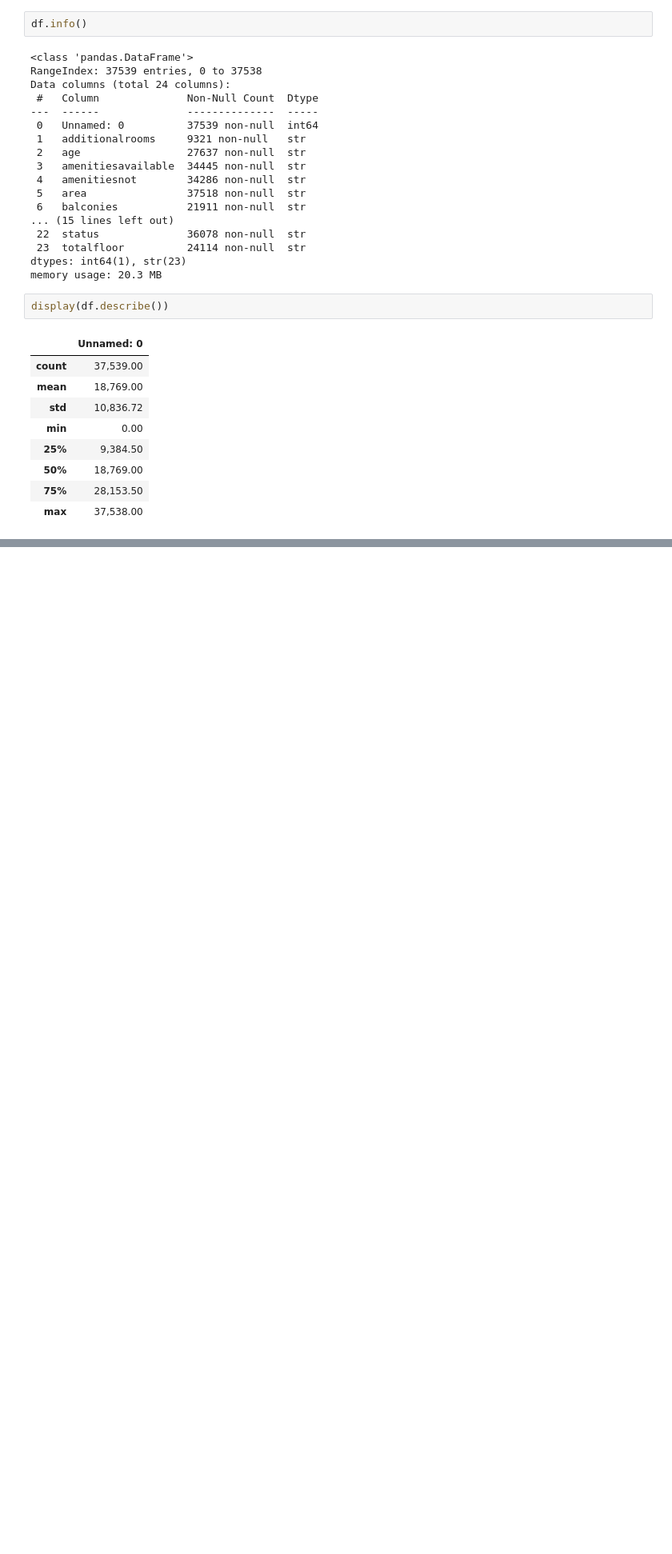
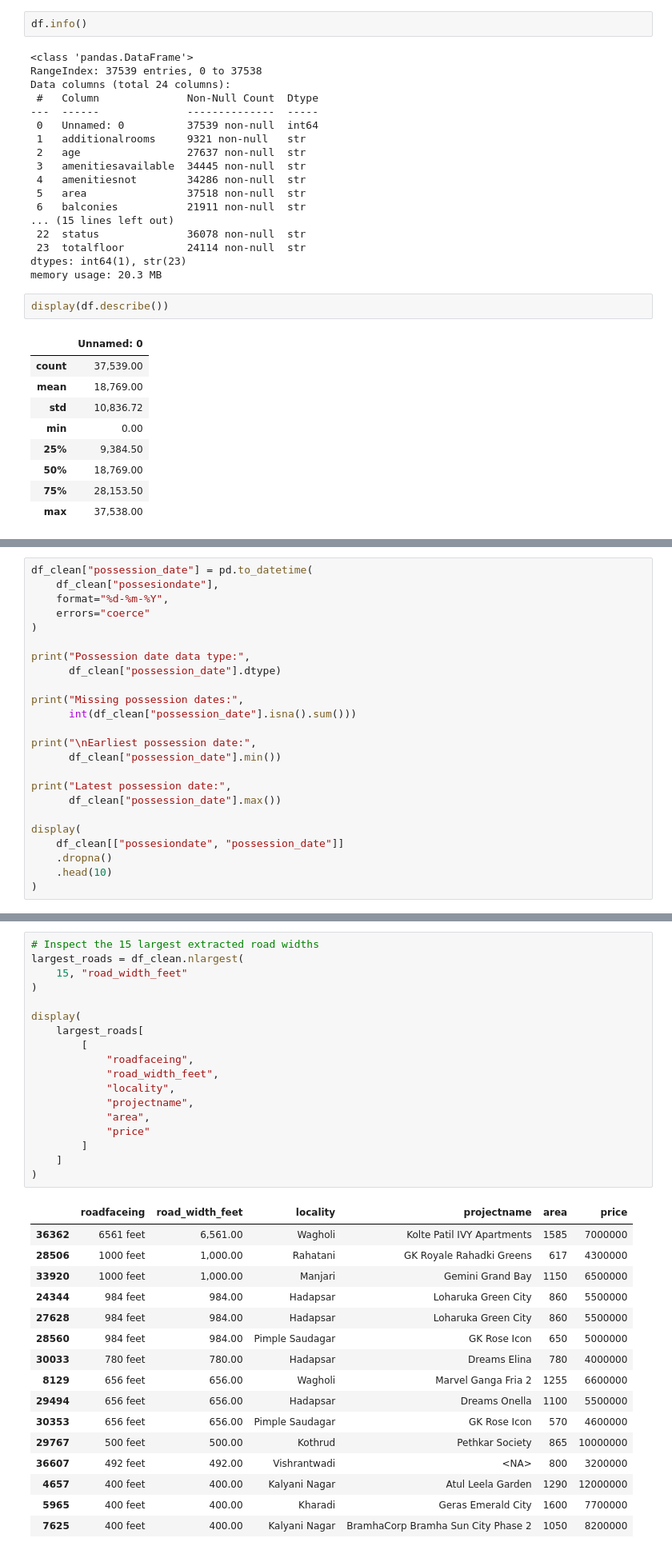
Before and after one commit to Gunjan0628/Pune-House-Price-Prediction, a Jupyter notebook: Notebooks/01_data_cleaning.ipynb, the cells around one changed output, grey strips where cells are left out. Shown at 80% size. Saved outputs shown, nothing was run; the diff lists cells and outputs as text; blank space fills up the shorter version.

```diff
--- a/Notebooks/01_data_cleaning.ipynb
+++ b/Notebooks/01_data_cleaning.ipynb
@@ -132,0 +1379,24 @@ display(df.describe(include="all").T)
+# %%
+df_clean["possession_date"] = pd.to_datetime(
+    df_clean["possesiondate"],
+    format="%d-%m-%Y",
+    errors="coerce"
+)
+
+print("Possession date data type:",
+      df_clean["possession_date"].dtype)
+
+print("Missing possession dates:",
+      int(df_clean["possession_date"].isna().sum()))
+
+print("\nEarliest possession date:",
+      df_clean["possession_date"].min())
+
+print("Latest possession date:",
+      df_clean["possession_date"].max())
+
+display(
+    df_clean[["possesiondate", "possession_date"]]
+    .dropna()
+    .head(10)
+)
@@ -132,0 +1422,35 @@ display(df.describe(include="all").T)
+# %%
+# Inspect the 15 largest extracted road widths
+largest_roads = df_clean.nlargest(
+    15, "road_width_feet"
+)
+
+display(
+    largest_roads[
+        [
+            "roadfaceing",
+            "road_width_feet",
+            "locality",
+            "projectname",
+            "area",
+            "price"
+        ]
+    ]
+)
+# %% [output]
+|  | roadfaceing | road_width_feet | locality | projectname | area | price |
+| 36362 | 6561 feet | 6,561.00 | Wagholi | Kolte Patil IVY Apartments | 1585 | 7000000 |
+| 28506 | 1000 feet | 1,000.00 | Rahatani | GK Royale Rahadki Greens | 617 | 4300000 |
+| 33920 | 1000 feet | 1,000.00 | Manjari | Gemini Grand Bay | 1150 | 6500000 |
+| 24344 | 984 feet | 984.00 | Hadapsar | Loharuka Green City | 860 | 5500000 |
+| 27628 | 984 feet | 984.00 | Hadapsar | Loharuka Green City | 860 | 5500000 |
+| 28560 | 984 feet | 984.00 | Pimple Saudagar | GK Rose Icon | 650 | 5000000 |
+| 30033 | 780 feet | 780.00 | Hadapsar | Dreams Elina | 780 | 4000000 |
+| 8129 | 656 feet | 656.00 | Wagholi | Marvel Ganga Fria 2 | 1255 | 6600000 |
+| 29494 | 656 feet | 656.00 | Hadapsar | Dreams Onella | 1100 | 5500000 |
+| 30353 | 656 feet | 656.00 | Pimple Saudagar | GK Rose Icon | 570 | 4600000 |
+| 29767 | 500 feet | 500.00 | Kothrud | Pethkar Society | 865 | 10000000 |
+| 36607 | 492 feet | 492.00 | Vishrantwadi | <NA> | 800 | 3200000 |
+| 4657 | 400 feet | 400.00 | Kalyani Nagar | Atul Leela Garden | 1290 | 12000000 |
+| 5965 | 400 feet | 400.00 | Kharadi | Geras Emerald City | 1600 | 7700000 |
+| 7625 | 400 feet | 400.00 | Kalyani Nagar | BramhaCorp Bramha Sun City Phase 2 | 1050 | 8200000 |
```
Also changed, not shown: parts of 44 cells of this notebook.
